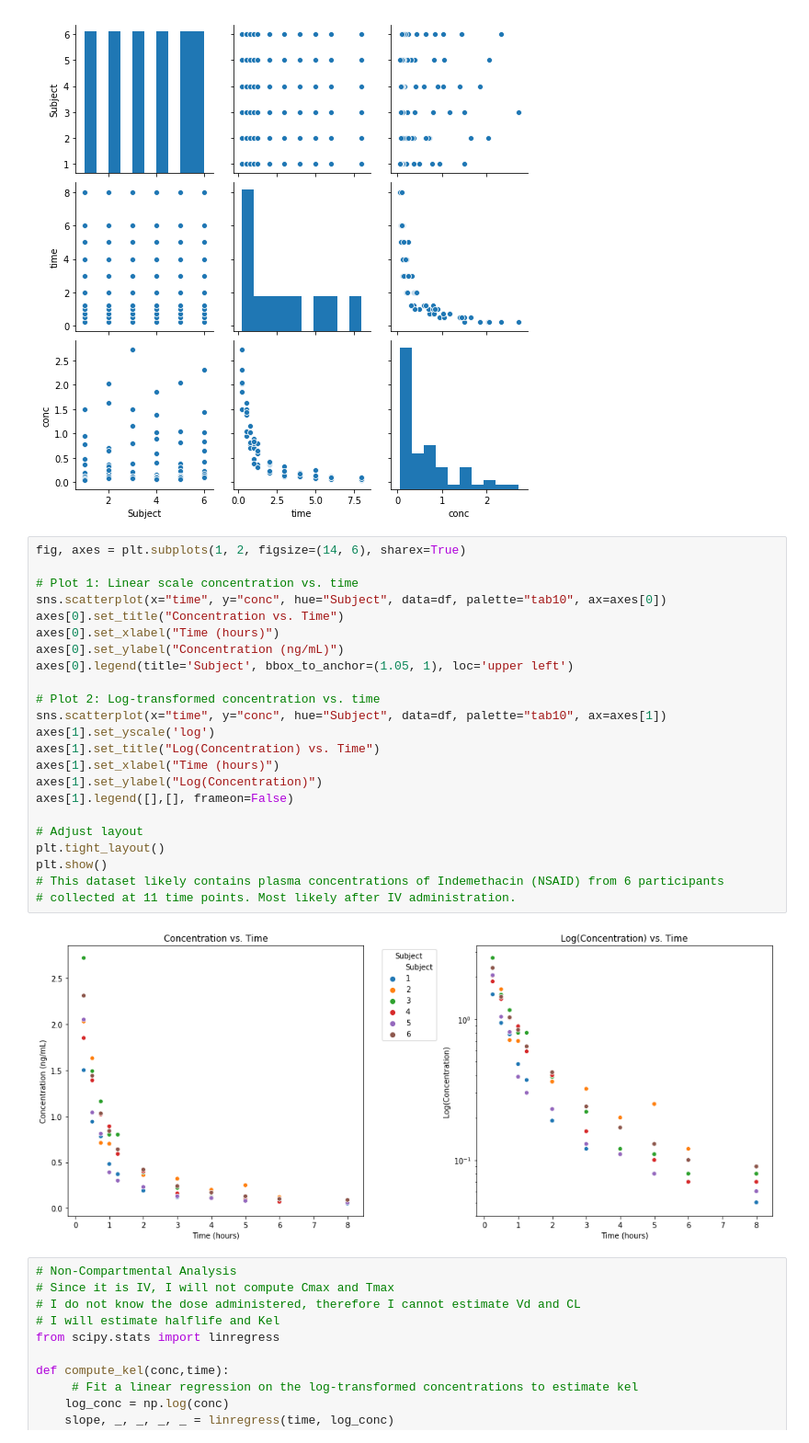
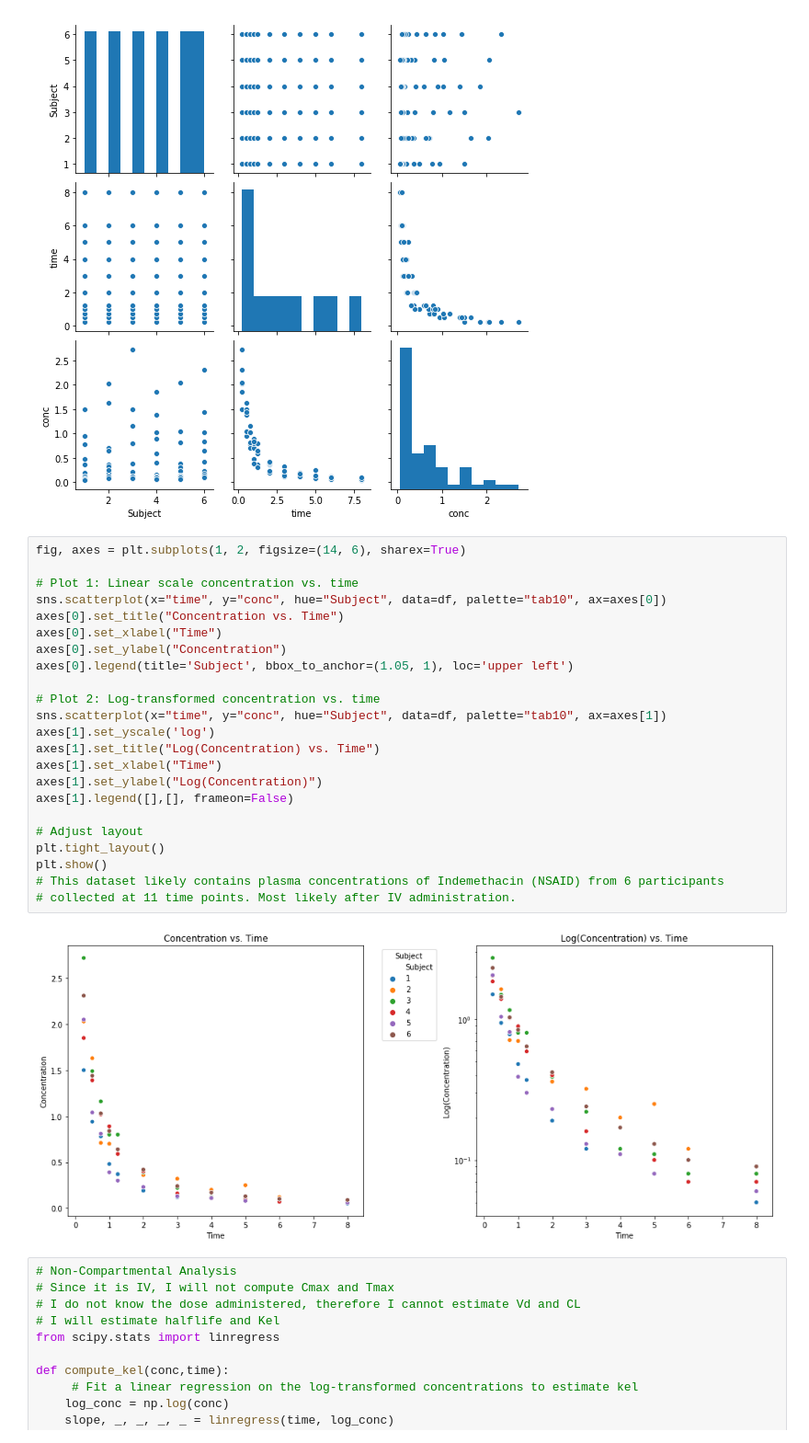
Before and after one commit to hansbrunner/pharmacokinetics, a Jupyter notebook: pharmacokinetics-of-indomethacin.ipynb, the cells around one changed output. Shown at 92% size. Drawn from its saved outputs; the diff is of its cells as text.

```diff
--- a/pharmacokinetics-of-indomethacin.ipynb
+++ b/pharmacokinetics-of-indomethacin.ipynb
@@ -36,28 +40,28 @@ sns.pairplot(df)
 # %%
 fig, axes = plt.subplots(1, 2, figsize=(14, 6), sharex=True)
 
 # Plot 1: Linear scale concentration vs. time
 sns.scatterplot(x="time", y="conc", hue="Subject", data=df, palette="tab10", ax=axes[0])
 axes[0].set_title("Concentration vs. Time")
-axes[0].set_xlabel("Time (hours)")
-axes[0].set_ylabel("Concentration (ng/mL)")
+axes[0].set_xlabel("Time")
+axes[0].set_ylabel("Concentration")
 axes[0].legend(title='Subject', bbox_to_anchor=(1.05, 1), loc='upper left')
 
 # Plot 2: Log-transformed concentration vs. time
 sns.scatterplot(x="time", y="conc", hue="Subject", data=df, palette="tab10", ax=axes[1])
 axes[1].set_yscale('log')
 axes[1].set_title("Log(Concentration) vs. Time")
-axes[1].set_xlabel("Time (hours)")
+axes[1].set_xlabel("Time")
 axes[1].set_ylabel("Log(Concentration)")
 axes[1].legend([],[], frameon=False)
 
 # Adjust layout
 plt.tight_layout()
 plt.show()
 # This dataset likely contains plasma concentrations of Indemethacin (NSAID) from 6 participants
 # collected at 11 time points. Most likely after IV administration.
 # %% [output]
-[figure, old version]
+[figure, new version]
 # %%
 # Non-Compartmental Analysis
 # Since it is IV, I will not compute Cmax and Tmax
```
Also changed, not shown: parts of 4 cells of this notebook.
